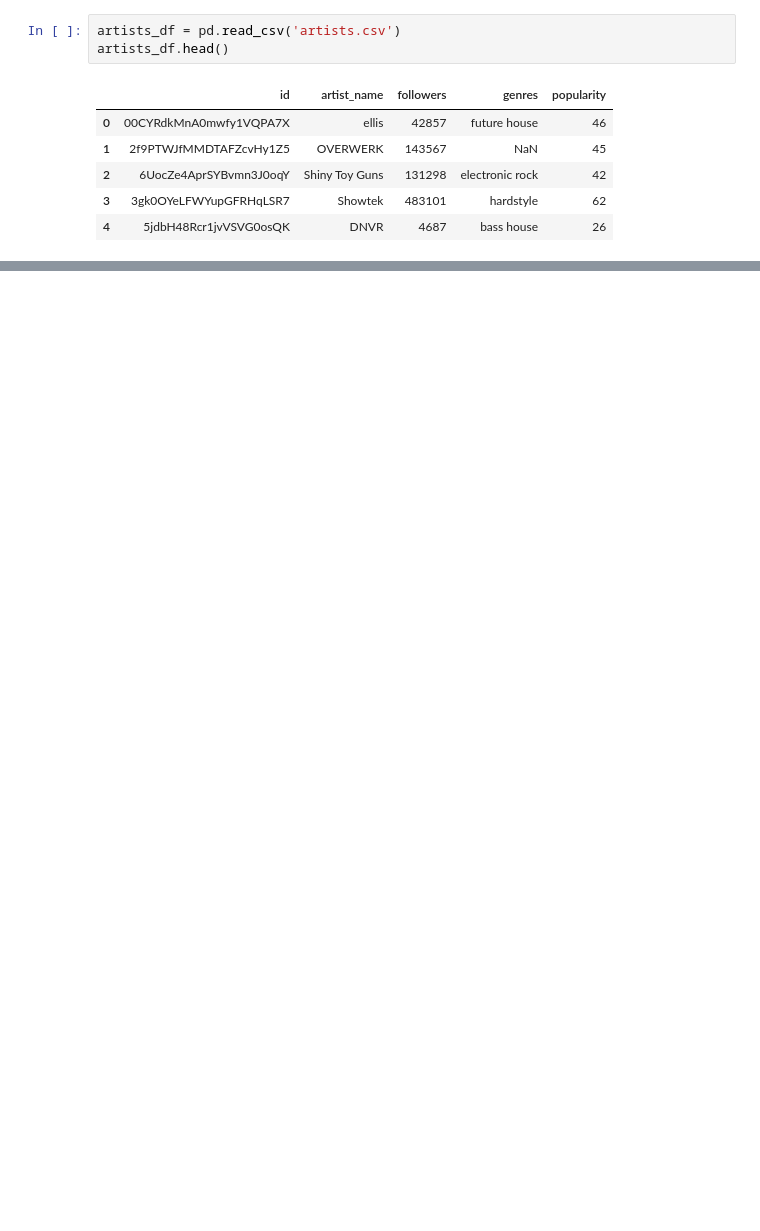
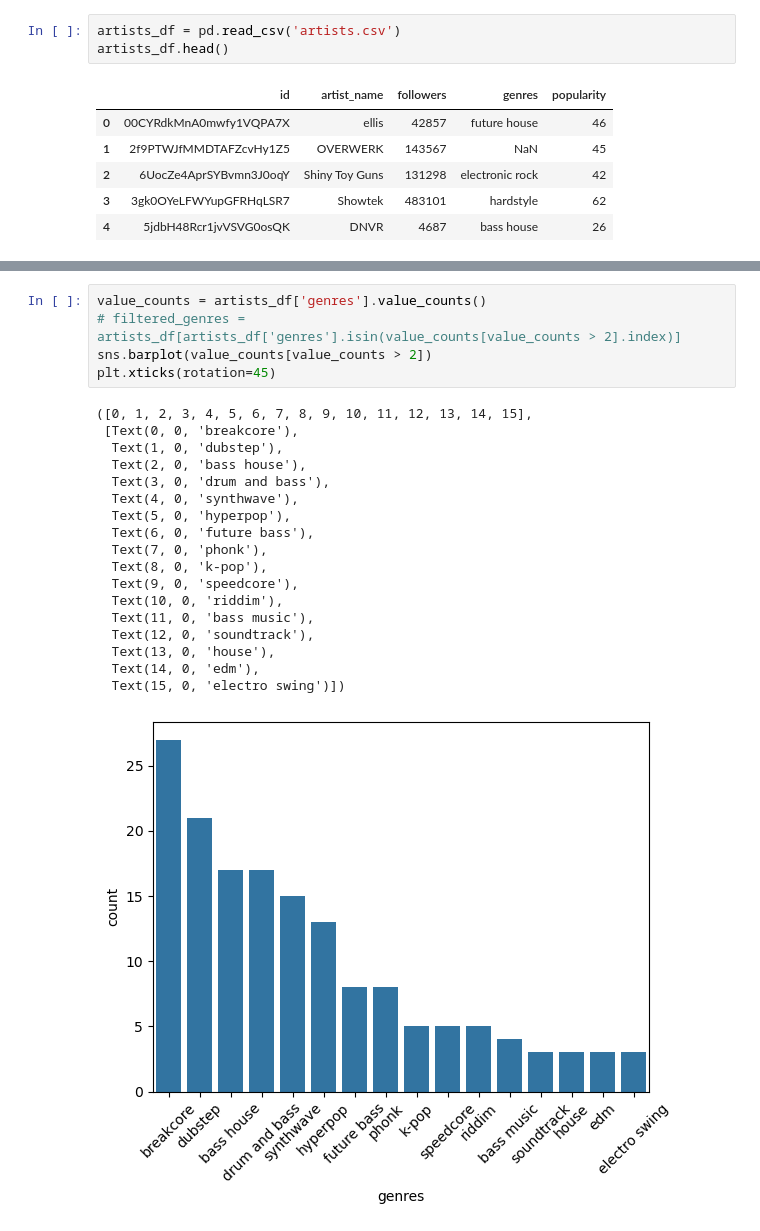
Before and after one commit to jacqhorizon/spotify-data-analysis, a Jupyter notebook: analysis.ipynb, the cells around one changed output, grey strips where cells are left out. Saved outputs shown, nothing was run; the diff lists cells and outputs as text; blank space fills up the shorter version.

```diff
--- a/analysis.ipynb
+++ b/analysis.ipynb
@@ -23,0 +97,24 @@ artists_df.head()
+# %%
+value_counts = artists_df['genres'].value_counts()
+# filtered_genres = artists_df[artists_df['genres'].isin(value_counts[value_counts > 2].index)]
+sns.barplot(value_counts[value_counts > 2])
+plt.xticks(rotation=45)
+# %% [output]
+([0, 1, 2, 3, 4, 5, 6, 7, 8, 9, 10, 11, 12, 13, 14, 15],
+ [Text(0, 0, 'breakcore'),
+  Text(1, 0, 'dubstep'),
+  Text(2, 0, 'bass house'),
+  Text(3, 0, 'drum and bass'),
+  Text(4, 0, 'synthwave'),
+  Text(5, 0, 'hyperpop'),
+  Text(6, 0, 'future bass'),
+  Text(7, 0, 'phonk'),
+  Text(8, 0, 'k-pop'),
+  Text(9, 0, 'speedcore'),
+  Text(10, 0, 'riddim'),
+  Text(11, 0, 'bass music'),
+  Text(12, 0, 'soundtrack'),
+  Text(13, 0, 'house'),
+  Text(14, 0, 'edm'),
+  Text(15, 0, 'electro swing')])
+[figure, added]
```
Also changed, not shown: parts of 11 cells of this notebook.
